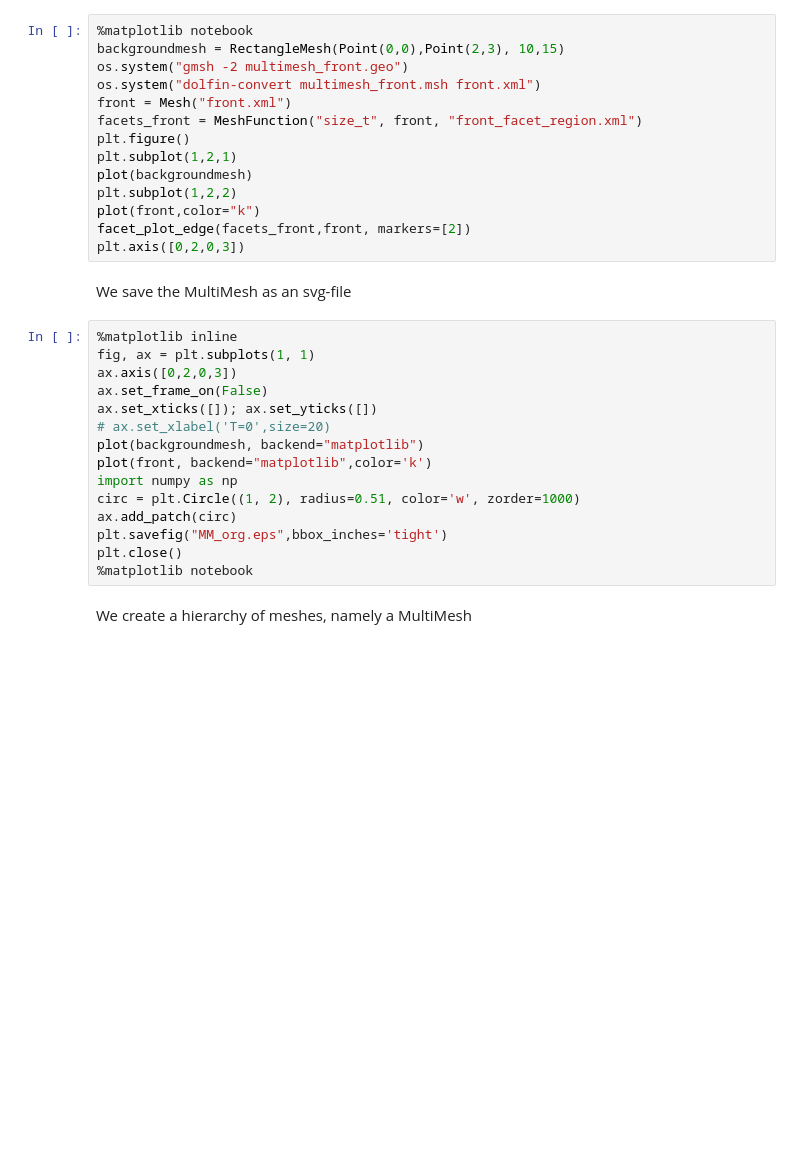
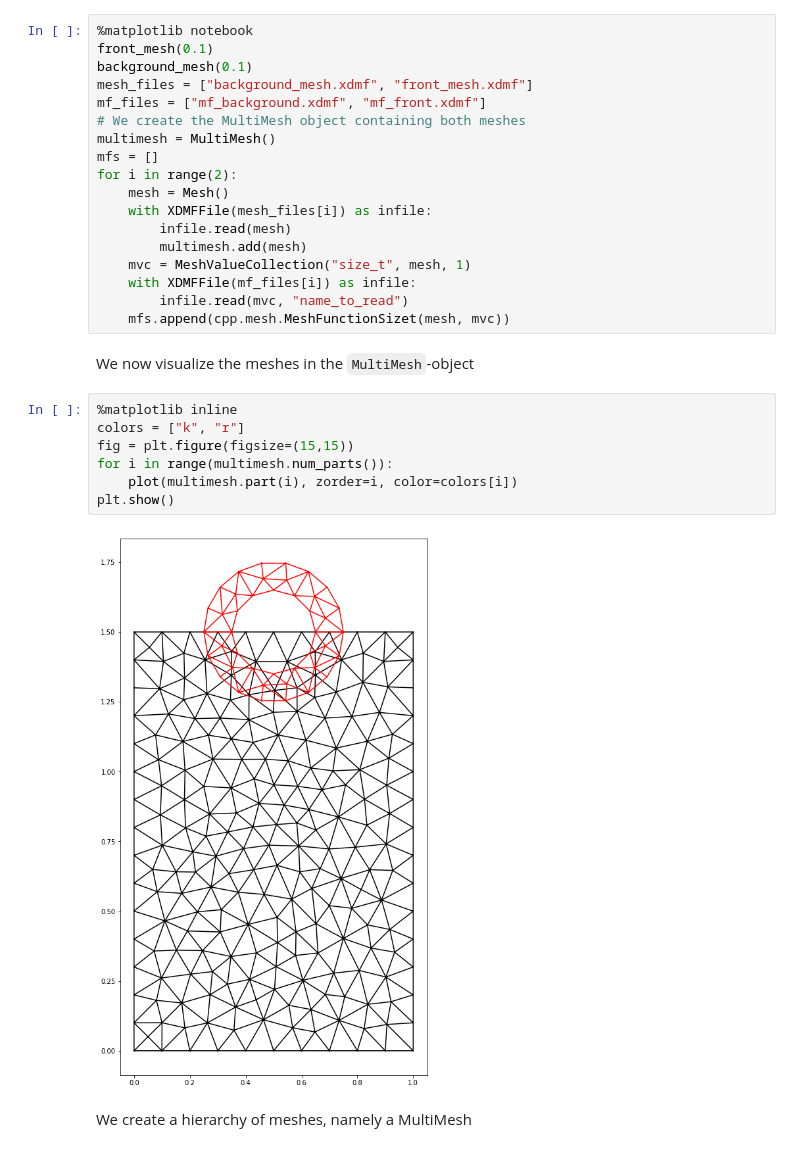
Before and after one commit to jorgensd/MultiMeshShapeOpt_code, a Jupyter notebook: motivation.ipynb, the cells around one changed output. Cells and saved outputs as stored; diff of their text form; blank space fills up the shorter version.

Commit message:
Reworked most of the notebook so that it is simpler

```diff
--- a/motivation.ipynb
+++ b/motivation.ipynb
@@ -105,34 +92,32 @@ We indicate the boundary of the ball with red circles
-# %%
-%matplotlib notebook
-backgroundmesh = RectangleMesh(Point(0,0),Point(2,3), 10,15)
-os.system("gmsh -2 multimesh_front.geo")
-os.system("dolfin-convert multimesh_front.msh front.xml")
-front = Mesh("front.xml")
-facets_front = MeshFunction("size_t", front, "front_facet_region.xml")
-plt.figure()
-plt.subplot(1,2,1)
-plot(backgroundmesh)
-plt.subplot(1,2,2)
-plot(front,color="k")
-facet_plot_edge(facets_front,front, markers=[2])
-plt.axis([0,2,0,3])
-# %% [markdown]
-We save the MultiMesh as an svg-file
-# %%
-%matplotlib inline
-fig, ax = plt.subplots(1, 1)
-ax.axis([0,2,0,3])
-ax.set_frame_on(False)
-ax.set_xticks([]); ax.set_yticks([])
-# ax.set_xlabel('T=0',size=20)
-plot(backgroundmesh, backend="matplotlib")
-plot(front, backend="matplotlib",color='k')
-import numpy as np
-circ = plt.Circle((1, 2), radius=0.51, color='w', zorder=1000)
-ax.add_patch(circ)
-plt.savefig("MM_org.eps",bbox_inches='tight')
-plt.close()
-%matplotlib notebook
+# %%
+%matplotlib notebook
+front_mesh(0.1)
+background_mesh(0.1)
+mesh_files = ["background_mesh.xdmf", "front_mesh.xdmf"]
+mf_files = ["mf_background.xdmf", "mf_front.xdmf"]
+# We create the MultiMesh object containing both meshes
+multimesh = MultiMesh()
+mfs = []
+for i in range(2):
+    mesh = Mesh()
+    with XDMFFile(mesh_files[i]) as infile:
+        infile.read(mesh)
+        multimesh.add(mesh)
+    mvc = MeshValueCollection("size_t", mesh, 1)
+    with XDMFFile(mf_files[i]) as infile:
+        infile.read(mvc, "name_to_read")
+    mfs.append(cpp.mesh.MeshFunctionSizet(mesh, mvc))
+# %% [markdown]
+We now visualize the meshes in the `MultiMesh`-object
+# %%
+%matplotlib inline
+colors = ["k", "r"]
+fig = plt.figure(figsize=(15,15))
+for i in range(multimesh.num_parts()):
+    plot(multimesh.part(i), zorder=i, color=colors[i])
+plt.show()
+# %% [output]
+[figure, added]
 # %% [markdown]
 We create a hierarchy of meshes, namely a MultiMesh
 # %%
```
Also changed, not shown: parts of 23 cells of this notebook, 1 other file.
